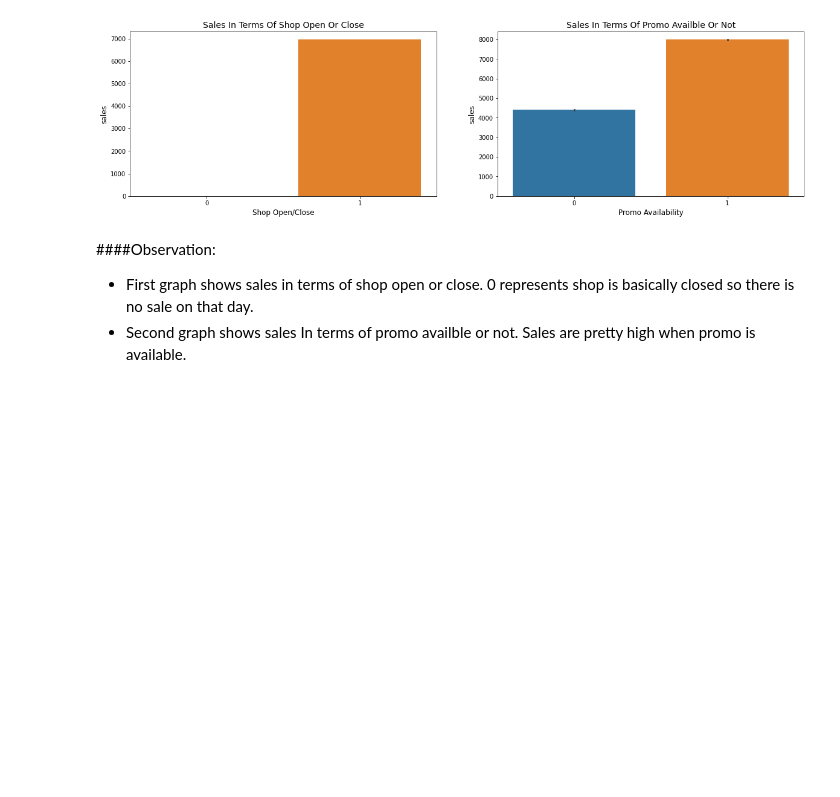
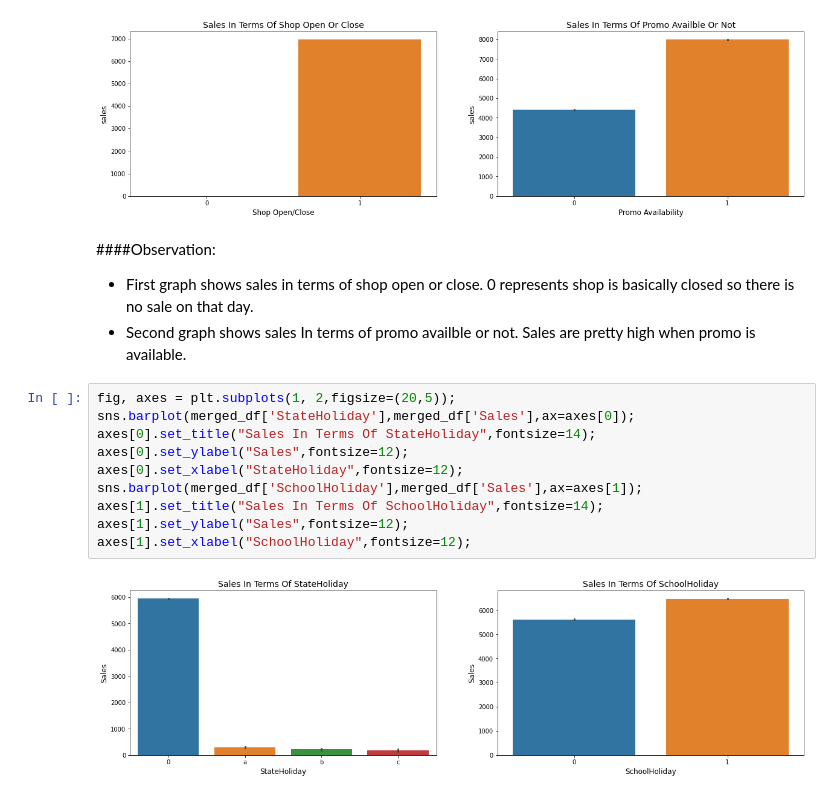
Before and after one commit to kasmintalukdar/Rossmann-Sales-Prediction, a Jupyter notebook: Rossmann_Sales_Prediction_by_kasmin.ipynb, the cells around one changed output. Saved outputs shown, nothing was run; the diff lists cells and outputs as text; blank space fills up the shorter version.

```diff
--- a/Rossmann_Sales_Prediction_by_kasmin.ipynb
+++ b/Rossmann_Sales_Prediction_by_kasmin.ipynb
@@ -332,3 +332,15 @@ axes[1].set_xlabel("Promo Availability",fontsize=12);
 
 *   First graph shows sales in terms of shop open or close. 0 represents shop is basically closed so there is no sale on that day.
 *   Second graph shows sales In terms of promo availble or not. Sales are pretty high when promo is available.
+# %%
+fig, axes = plt.subplots(1, 2,figsize=(20,5));
+sns.barplot(merged_df['StateHoliday'],merged_df['Sales'],ax=axes[0]);
+axes[0].set_title("Sales In Terms Of StateHoliday",fontsize=14);
+axes[0].set_ylabel("Sales",fontsize=12);
+axes[0].set_xlabel("StateHoliday",fontsize=12);
+sns.barplot(merged_df['SchoolHoliday'],merged_df['Sales'],ax=axes[1]);
+axes[1].set_title("Sales In Terms Of SchoolHoliday",fontsize=14);
+axes[1].set_ylabel("Sales",fontsize=12);
+axes[1].set_xlabel("SchoolHoliday",fontsize=12);
+# %% [output]
+[figure, added]
```
Also changed, not shown: parts of 113 cells of this notebook.
